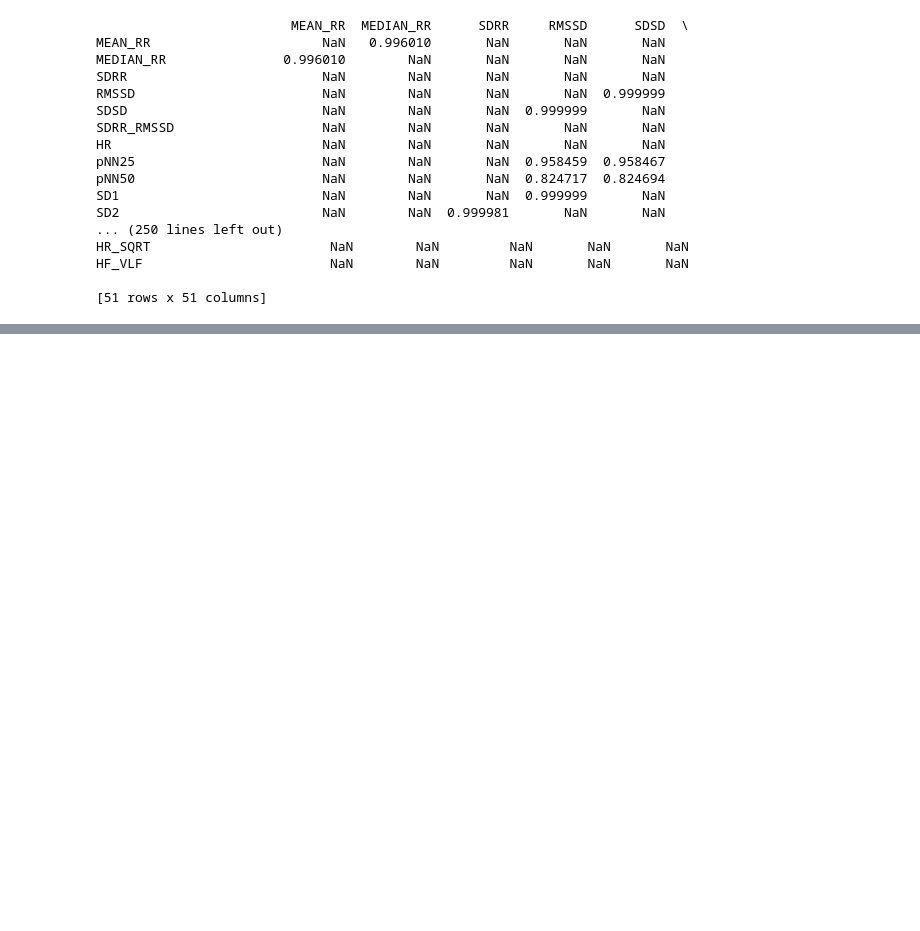
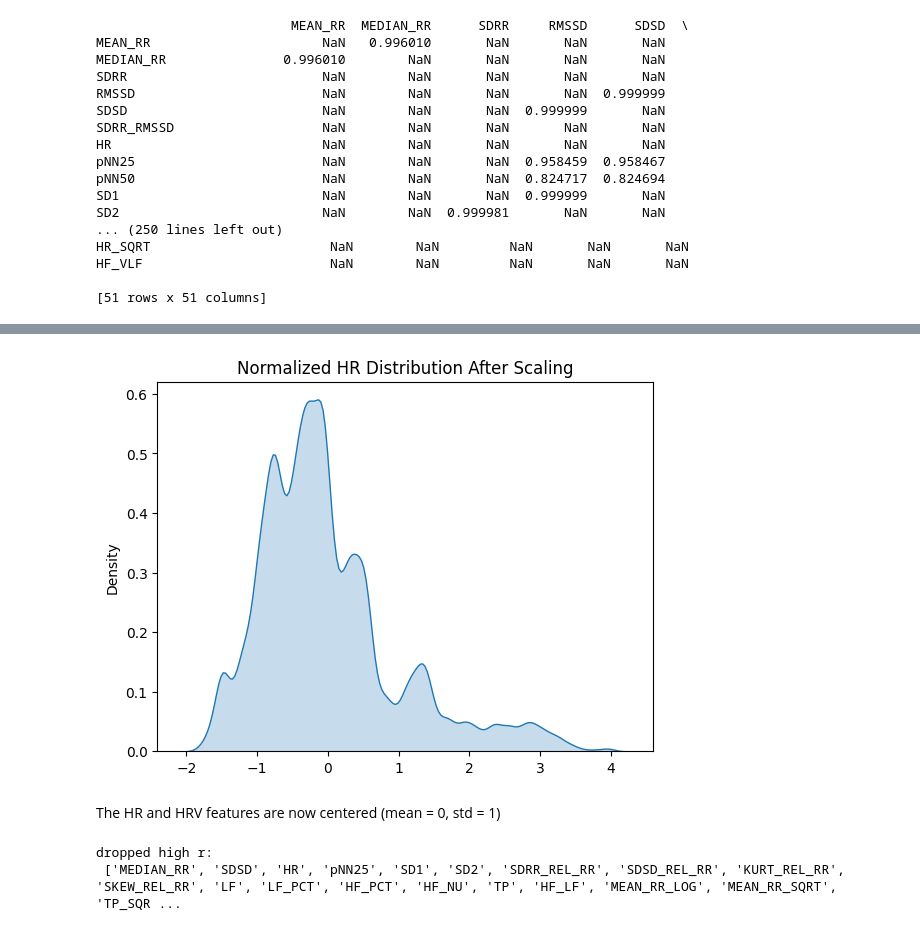
Before and after one commit to ayaanhussainsyed/human-Emotion-Mapping-via-Physiological-Signals, a Jupyter notebook: model.ipynb, the cells around one changed output, grey strips where cells are left out. Drawn from its saved outputs; the diff is of its cells as text; code cells hidden in the pictures; blank space fills up the shorter version.

```diff
--- a/model.ipynb
+++ b/model.ipynb
@@ -223,0 +249,30 @@ HF_VLF                        NaN        NaN         NaN       NaN       NaN
+# %%
+# Distribution Handling, each biosignal contributes equally and no feature dominates due to larger numeric range
+from sklearn.preprocessing import StandardScaler
+
+scaler = StandardScaler()
+X_scaled = scaler.fit_transform(X)
+
+# plot new dist.
+import seaborn as sns
+import matplotlib.pyplot as plt
+
+sns.kdeplot(X_scaled[:, X.columns.get_loc('HR')], fill=True)
+plt.title("Normalized HR Distribution After Scaling")
+plt.show()
+# %% [output]
+[figure, added]
+# %% [markdown]
+The HR and HRV features are now centered (mean = 0, std = 1)
+# %%
+# Feature dropping
+# features like SDRR, SDSD, and RMSSD_REL_RR were heavily correlated (r > 0.8)
+import numpy as np
+corr_matrix = X.corr().abs()
+upper = corr_matrix.where(np.triu(np.ones(corr_matrix.shape), k=1).astype(bool))
+to_drop = [column for column in upper.columns if any(upper[column] > 0.85)]
+print("dropped high r:\n", to_drop)
+X_pruned = X.drop(columns=to_drop)
+# %% [output]
+dropped high r:
+ ['MEDIAN_RR', 'SDSD', 'HR', 'pNN25', 'SD1', 'SD2', 'SDRR_REL_RR', 'SDSD_REL_RR', 'KURT_REL_RR', 'SKEW_REL_RR', 'LF', 'LF_PCT', 'HF_PCT', 'HF_NU', 'TP', 'HF_LF', 'MEAN_RR_LOG', 'MEAN_RR_SQRT', 'TP_SQR ...
```
Also changed, not shown: parts of 18 cells of this notebook.
